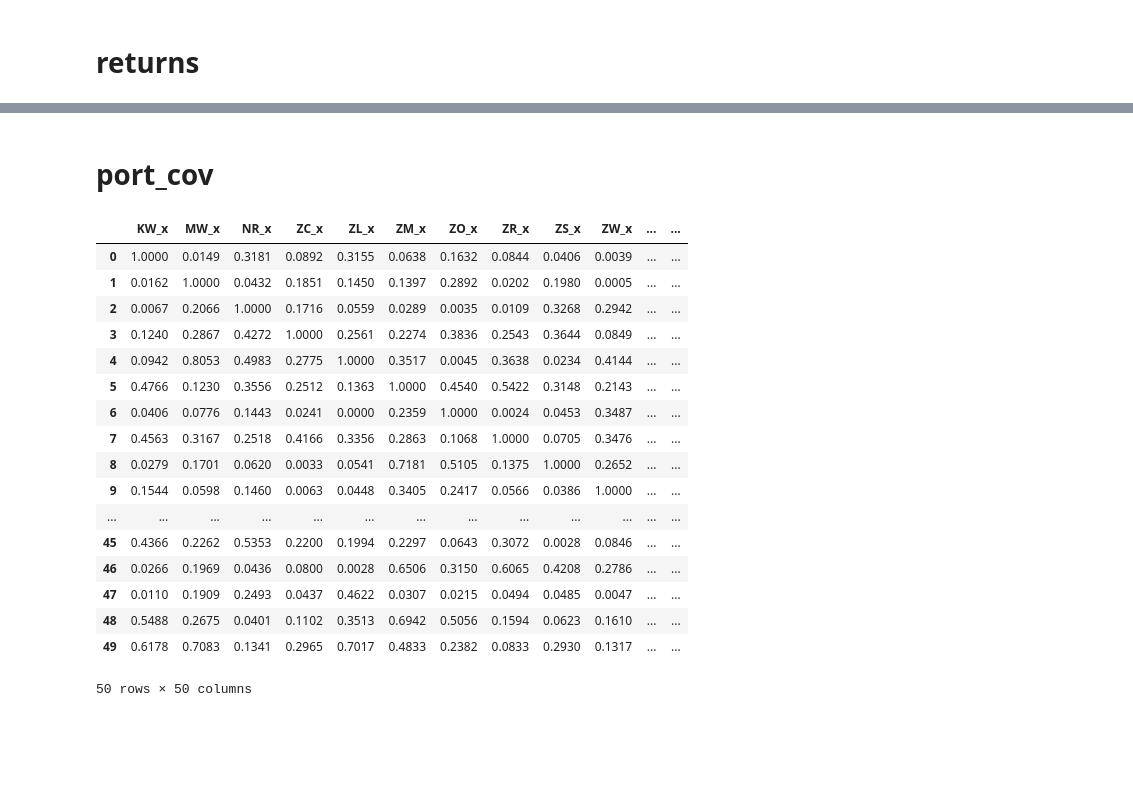
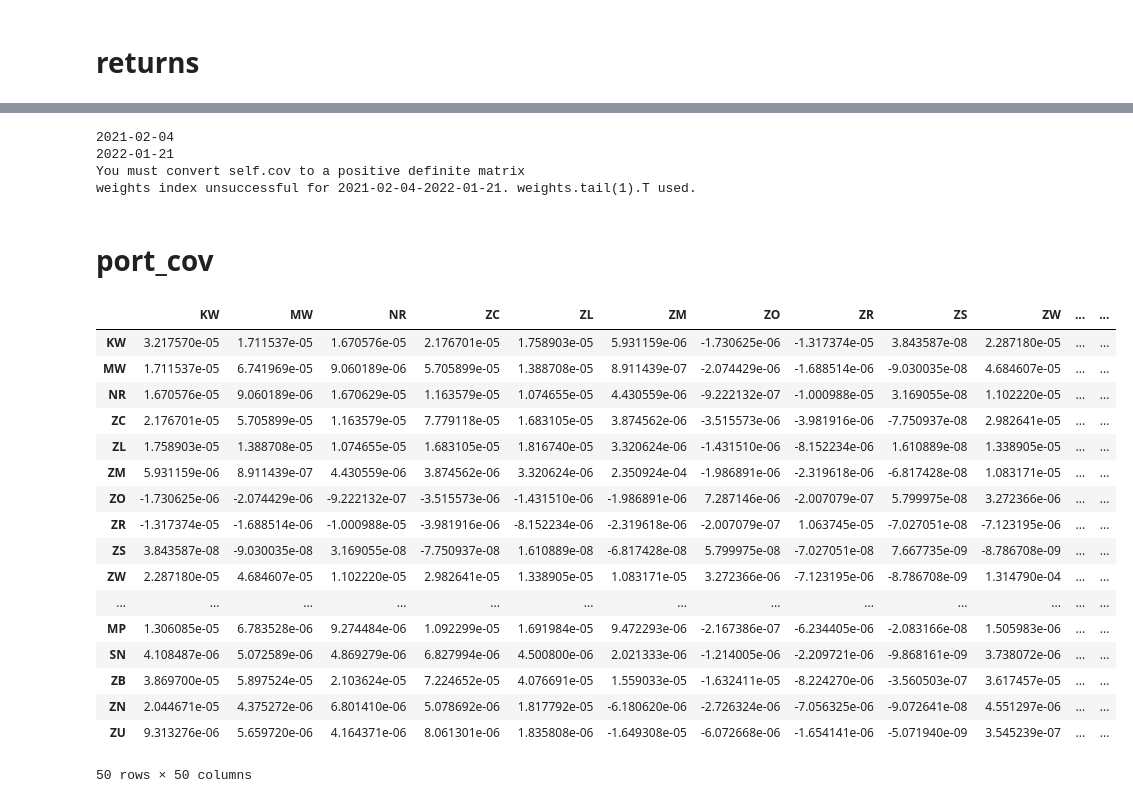
Before and after one commit to george-nigm/causal-survival-analysis-lob, a Jupyter notebook: notebooks/covariance_matrix_analysis.ipynb, the cells around one changed output, grey strips where cells are left out. Drawn from its saved outputs; the diff is of its cells as text; code cells hidden in the pictures; blank space fills up the shorter version.

```diff
--- a/notebooks/covariance_matrix_analysis.ipynb
+++ b/notebooks/covariance_matrix_analysis.ipynb
@@ -17,12 +21,17 @@ returns.drop(columns=['Date'], inplace=True)
 # %%
-with open('../output-scratch/port_cov-pinnacle-2019-2021-grangers_causation_matrix.pkl', 'rb') as f:
+with open(f'../output-scratch/{folder}/port_cov.pkl', 'rb') as f:
     port_cov = pickle.load(f)
 # %% [markdown]
 # returns
 # %%
-# period = '2021-02-04-2021-02-04'
-# period_start = period[:10]
-# period_end = period[11:]
+period_good = '2021-01-05-2021-12-22'
+period_bad = '2021-02-04-2022-01-21'
+# period_entire = '2021-01-01-2022-12-31'
 
-# print(period_start)
-# print(period_end)
+period = period_bad
+
+period_start = period[:10]
+period_end = period[11:]
+
+print(period_start)
+print(period_end)
@@ -35,25 +63,30 @@ with open('../output-scratch/port_cov-pinnacle-2019-2021-grangers_causation_matr
 # %%
-# w , port_cov_window = mv_portfolio(Y, full_conf['mv_config'])
+w , port_cov_window = mv_portfolio(Y, full_conf['mv_config'])
+# %% [output]
+2021-02-04
+2022-01-21
+You must convert self.cov to a positive definite matrix
+weights index unsuccessful for 2021-02-04-2022-01-21. weights.tail(1).T used.
 # %% [markdown]
 # port_cov
 # %%
-port_cov['2019-01-03-2019-12-20']
+port_cov[period]
 # %% [output]
-|  | KW_x | MW_x | NR_x | ZC_x | ZL_x | ZM_x | ZO_x | ZR_x | ZS_x | ZW_x | ... | ... |
-| 0 | 1.0000 | 0.0149 | 0.3181 | 0.0892 | 0.3155 | 0.0638 | 0.1632 | 0.0844 | 0.0406 | 0.0039 | ... | ... |
-| 1 | 0.0162 | 1.0000 | 0.0432 | 0.1851 | 0.1450 | 0.1397 | 0.2892 | 0.0202 | 0.1980 | 0.0005 | ... | ... |
-| 2 | 0.0067 | 0.2066 | 1.0000 | 0.1716 | 0.0559 | 0.0289 | 0.0035 | 0.0109 | 0.3268 | 0.2942 | ... | ... |
-| 3 | 0.1240 | 0.2867 | 0.4272 | 1.0000 | 0.2561 | 0.2274 | 0.3836 | 0.2543 | 0.3644 | 0.0849 | ... | ... |
-| 4 | 0.0942 | 0.8053 | 0.4983 | 0.2775 | 1.0000 | 0.3517 | 0.0045 | 0.3638 | 0.0234 | 0.4144 | ... | ... |
-| 5 | 0.4766 | 0.1230 | 0.3556 | 0.2512 | 0.1363 | 1.0000 | 0.4540 | 0.5422 | 0.3148 | 0.2143 | ... | ... |
-| 6 | 0.0406 | 0.0776 | 0.1443 | 0.0241 | 0.0000 | 0.2359 | 1.0000 | 0.0024 | 0.0453 | 0.3487 | ... | ... |
-| 7 | 0.4563 | 0.3167 | 0.2518 | 0.4166 | 0.3356 | 0.2863 | 0.1068 | 1.0000 | 0.0705 | 0.3476 | ... | ... |
-| 8 | 0.0279 | 0.1701 | 0.0620 | 0.0033 | 0.0541 | 0.7181 | 0.5105 | 0.1375 | 1.0000 | 0.2652 | ... | ... |
-| 9 | 0.1544 | 0.0598 | 0.1460 | 0.0063 | 0.0448 | 0.3405 | 0.2417 | 0.0566 | 0.0386 | 1.0000 | ... | ... |
+|  | KW | MW | NR | ZC | ZL | ZM | ZO | ZR | ZS | ZW | ... | ... |
+| KW | 3.217570e-05 | 1.711537e-05 | 1.670576e-05 | 2.176701e-05 | 1.758903e-05 | 5.931159e-06 | -1.730625e-06 | -1.317374e-05 | 3.843587e-08 | 2.287180e-05 | ... | ... |
+| MW | 1.711537e-05 | 6.741969e-05 | 9.060189e-06 | 5.705899e-05 | 1.388708e-05 | 8.911439e-07 | -2.074429e-06 | -1.688514e-06 | -9.030035e-08 | 4.684607e-05 | ... | ... |
+| NR | 1.670576e-05 | 9.060189e-06 | 1.670629e-05 | 1.163579e-05 | 1.074655e-05 | 4.430559e-06 | -9.222132e-07 | -1.000988e-05 | 3.169055e-08 | 1.102220e-05 | ... | ... |
+| ZC | 2.176701e-05 | 5.705899e-05 | 1.163579e-05 | 7.779118e-05 | 1.683105e-05 | 3.874562e-06 | -3.515573e-06 | -3.981916e-06 | -7.750937e-08 | 2.982641e-05 | ... | ... |
+| ZL | 1.758903e-05 | 1.388708e-05 | 1.074655e-05 | 1.683105e-05 | 1.816740e-05 | 3.320624e-06 | -1.431510e-06 | -8.152234e-06 | 1.610889e-08 | 1.338905e-05 | ... | ... |
+| ZM | 5.931159e-06 | 8.911439e-07 | 4.430559e-06 | 3.874562e-06 | 3.320624e-06 | 2.350924e-04 | -1.986891e-06 | -2.319618e-06 | -6.817428e-08 | 1.083171e-05 | ... | ... |
+| ZO | -1.730625e-06 | -2.074429e-06 | -9.222132e-07 | -3.515573e-06 | -1.431510e-06 | -1.986891e-06 | 7.287146e-06 | -2.007079e-07 | 5.799975e-08 | 3.272366e-06 | ... | ... |
+| ZR | -1.317374e-05 | -1.688514e-06 | -1.000988e-05 | -3.981916e-06 | -8.152234e-06 | -2.319618e-06 | -2.007079e-07 | 1.063745e-05 | -7.027051e-08 | -7.123195e-06 | ... | ... |
+| ZS | 3.843587e-08 | -9.030035e-08 | 3.169055e-08 | -7.750937e-08 | 1.610889e-08 | -6.817428e-08 | 5.799975e-08 | -7.027051e-08 | 7.667735e-09 | -8.786708e-09 | ... | ... |
+| ZW | 2.287180e-05 | 4.684607e-05 | 1.102220e-05 | 2.982641e-05 | 1.338905e-05 | 1.083171e-05 | 3.272366e-06 | -7.123195e-06 | -8.786708e-09 | 1.314790e-04 | ... | ... |
 | ... | ... | ... | ... | ... | ... | ... | ... | ... | ... | ... | ... | ... |
-| 45 | 0.4366 | 0.2262 | 0.5353 | 0.2200 | 0.1994 | 0.2297 | 0.0643 | 0.3072 | 0.0028 | 0.0846 | ... | ... |
-| 46 | 0.0266 | 0.1969 | 0.0436 | 0.0800 | 0.0028 | 0.6506 | 0.3150 | 0.6065 | 0.4208 | 0.2786 | ... | ... |
-| 47 | 0.0110 | 0.1909 | 0.2493 | 0.0437 | 0.4622 | 0.0307 | 0.0215 | 0.0494 | 0.0485 | 0.0047 | ... | ... |
-| 48 | 0.5488 | 0.2675 | 0.0401 | 0.1102 | 0.3513 | 0.6942 | 0.5056 | 0.1594 | 0.0623 | 0.1610 | ... | ... |
-| 49 | 0.6178 | 0.7083 | 0.1341 | 0.2965 | 0.7017 | 0.4833 | 0.2382 | 0.0833 | 0.2930 | 0.1317 | ... | ... |
+| MP | 1.306085e-05 | 6.783528e-06 | 9.274484e-06 | 1.092299e-05 | 1.691984e-05 | 9.472293e-06 | -2.167386e-07 | -6.234405e-06 | -2.083166e-08 | 1.505983e-06 | ... | ... |
+| SN | 4.108487e-06 | 5.072589e-06 | 4.869279e-06 | 6.827994e-06 | 4.500800e-06 | 2.021333e-06 | -1.214005e-06 | -2.209721e-06 | -9.868161e-09 | 3.738072e-06 | ... | ... |
+| ZB | 3.869700e-05 | 5.897524e-05 | 2.103624e-05 | 7.224652e-05 | 4.076691e-05 | 1.559033e-05 | -1.632411e-05 | -8.224270e-06 | -3.560503e-07 | 3.617457e-05 | ... | ... |
+| ZN | 2.044671e-05 | 4.375272e-06 | 6.801410e-06 | 5.078692e-06 | 1.817792e-05 | -6.180620e-06 | -2.726324e-06 | -7.056325e-06 | -9.072641e-08 | 4.551297e-06 | ... | ... |
+| ZU | 9.313276e-06 | 5.659720e-06 | 4.164371e-06 | 8.061301e-06 | 1.835808e-06 | -1.649308e-05 | -6.072668e-06 | -1.654141e-06 | -5.071940e-09 | 3.545239e-07 | ... | ... |
 50 rows × 50 columns
```
Also changed, not shown: parts of 9 cells of this notebook, 6 other files.
